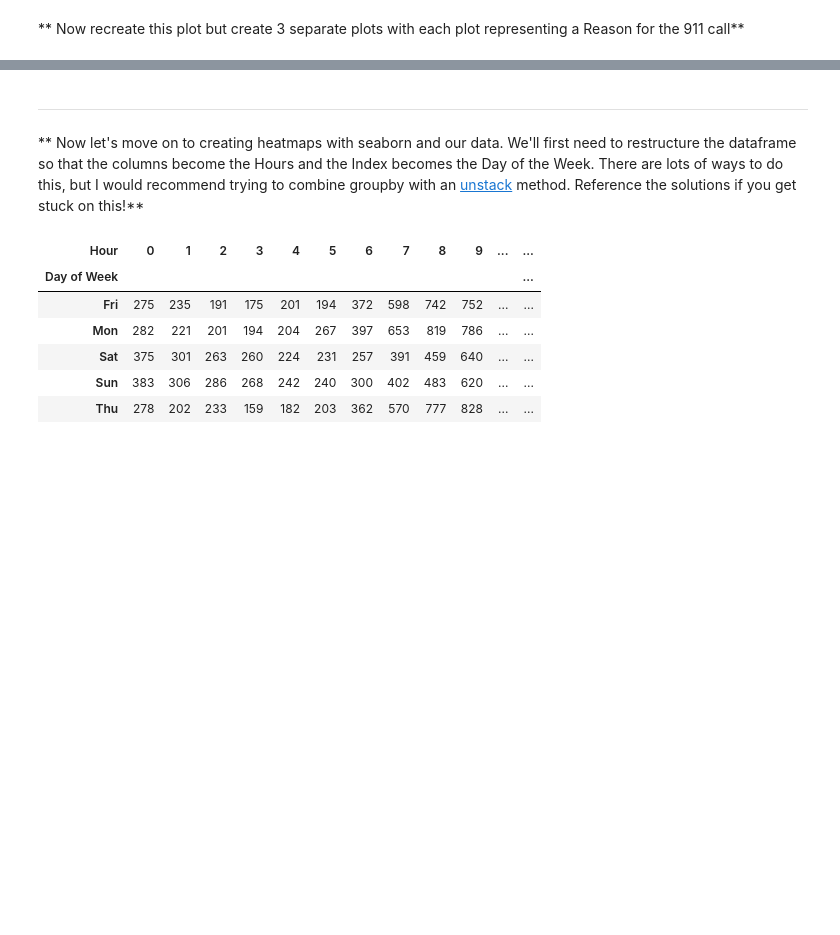
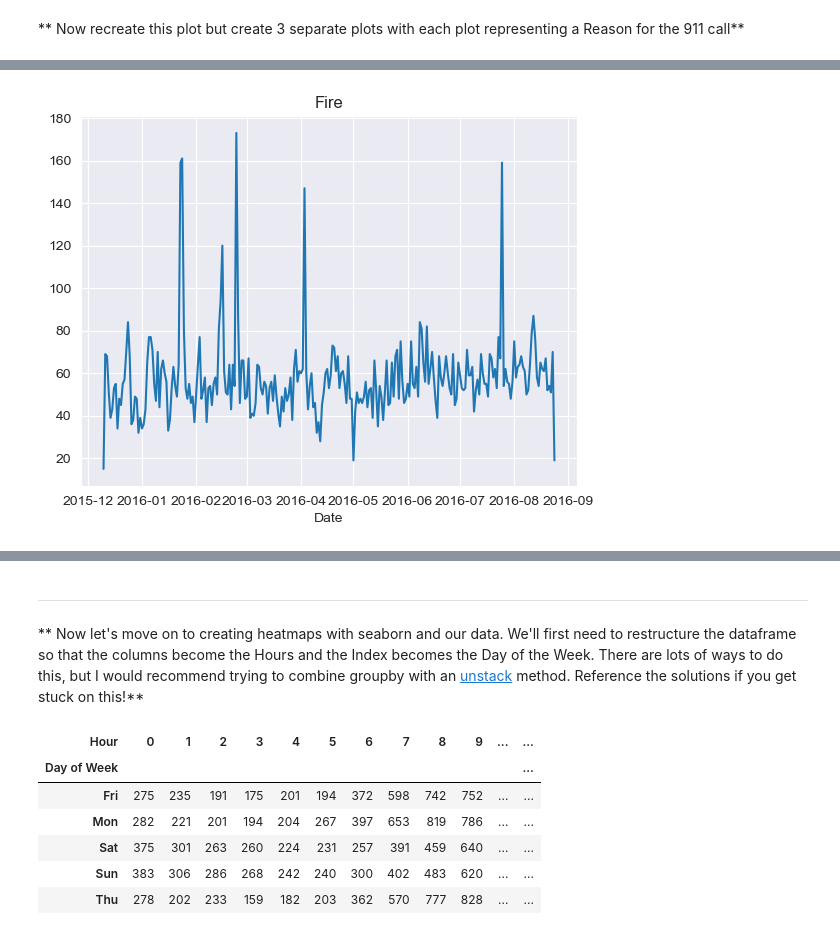
Before and after one commit to SpeedBird789/Data-Capstone-Project, a Jupyter notebook: Calls Data My Attempt.ipynb, the cells around one changed output, grey strips where cells are left out. Drawn from its saved outputs; the diff is of its cells as text; code cells hidden in the pictures; blank space fills up the shorter version.

```diff
--- a/Calls Data My Attempt.ipynb
+++ b/Calls Data My Attempt.ipynb
@@ -263,0 +268,7 @@ plt.show()
+# %%
+df_Fire = df[df['Reason'] == 'Fire']
+countFire = df_Fire.groupby('Date').count()
+countFire['lat'].plot(title='Fire')
+plt.show()
+# %% [output]
+[figure, added]
```
Also changed, not shown: parts of 11 cells of this notebook.
